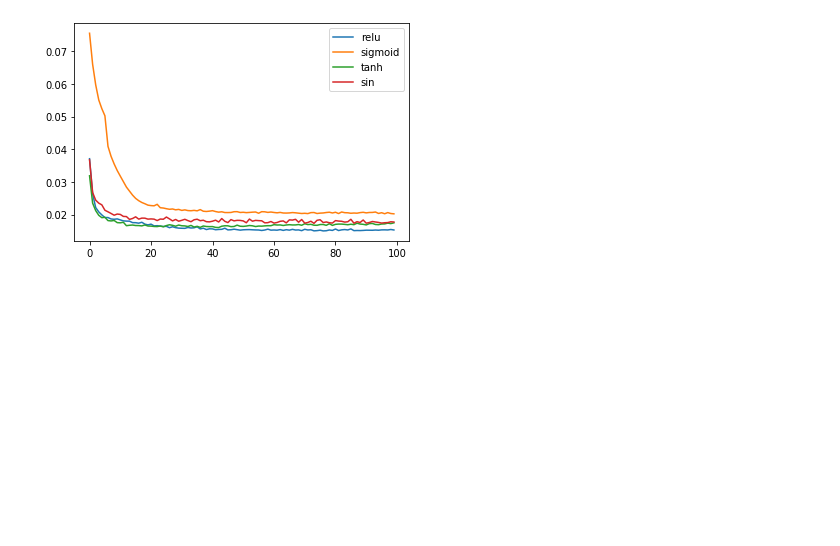
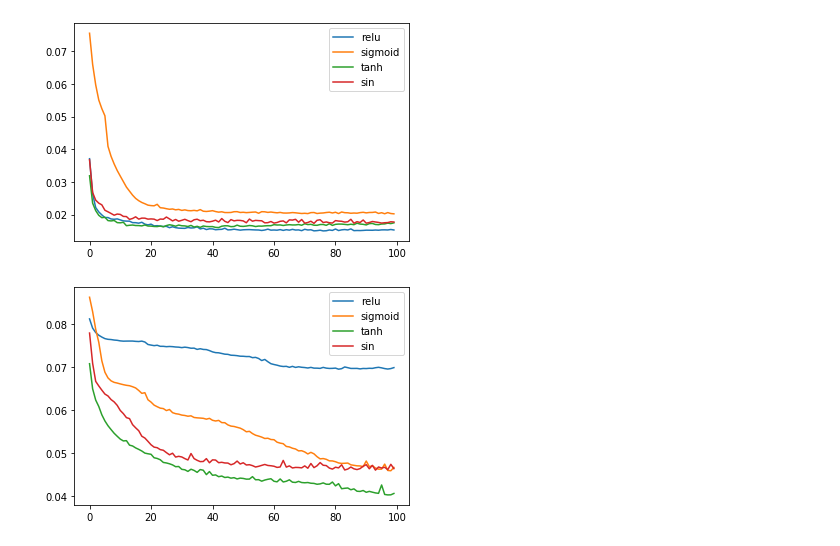
Before and after one commit to ericearl/Exploring_Activation_Functions_Sin, a Jupyter notebook: Looking at the data.ipynb, the cells around one changed output. Drawn from its saved outputs; the diff is of its cells as text; code cells hidden in the pictures; blank space fills up the shorter version.

Commit message:
Plotting all validation losses of the tests

```diff
--- a/Looking at the data.ipynb
+++ b/Looking at the data.ipynb
@@ -42,3 +42,15 @@ plt.legend(['relu', 'sigmoid', 'tanh', 'sin'])
 plt.show()
 # %% [output]
 [figure]
+# %%
+test_df = pd.read_csv('./tests/test_4/training_history.csv', index_col=0)
+history = test_df.loc['val_loss'].apply(lambda x: np.asarray(x[1:-1].split(','), dtype='float'))
+
+plt.plot(history['relu'])
+plt.plot(history['sigmoid'])
+plt.plot(history['tanh'])
+plt.plot(history['sin'])
+plt.legend(['relu', 'sigmoid', 'tanh', 'sin'])
+plt.show()
+# %% [output]
+[figure, added]
```
Also changed, not shown: parts of 5 cells of this notebook.
